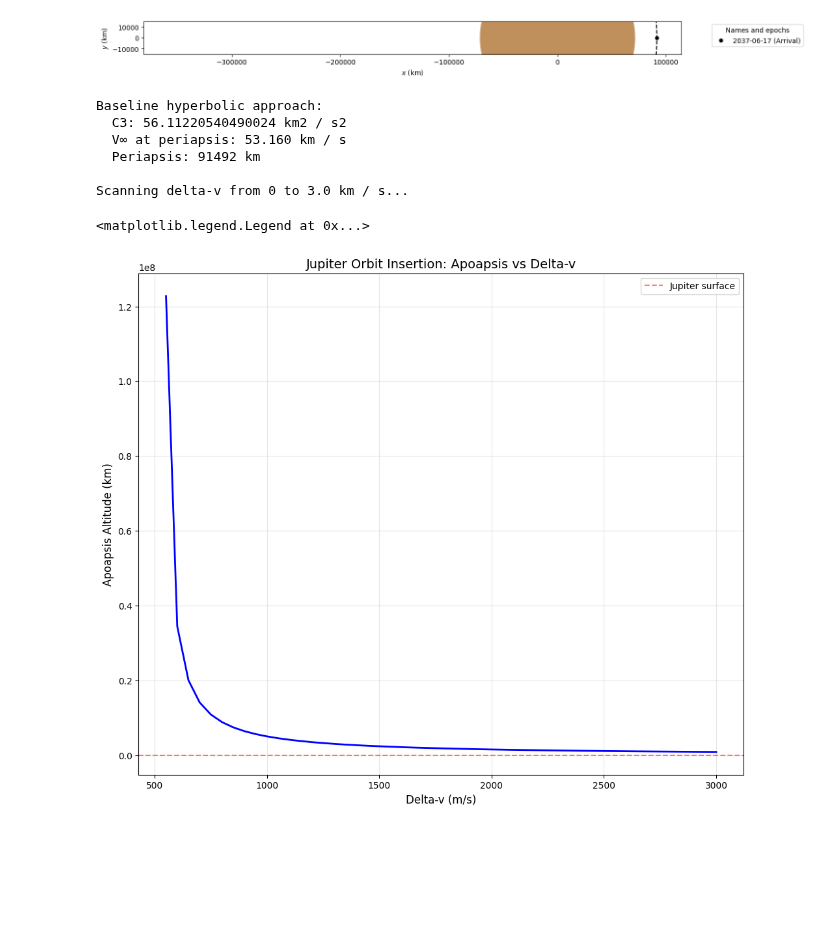
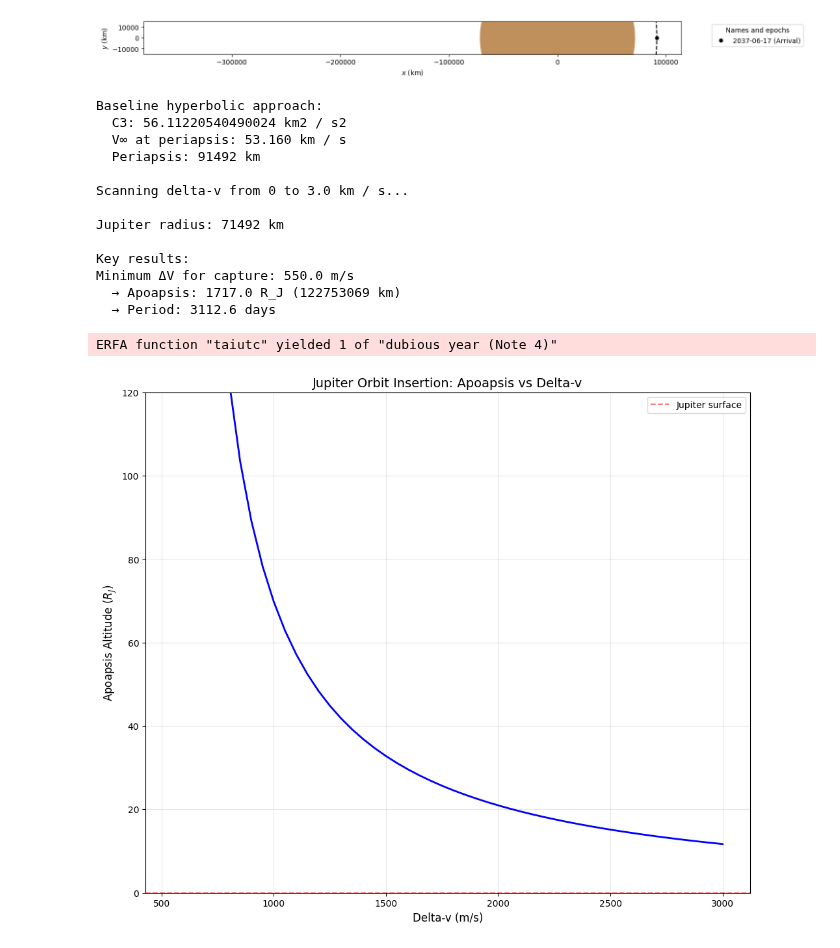
Before and after one commit to jackSN8/Starship_outer_planets_missions, a Jupyter notebook: general_trajectory_plotting.ipynb, the cells around one changed output. Drawn from its saved outputs; the diff is of its cells as text; code cells hidden in the pictures; blank space fills up the shorter version.

```diff
--- a/general_trajectory_plotting.ipynb
+++ b/general_trajectory_plotting.ipynb
@@ -448,16 +448,17 @@ period_values = []
 # Calculate baseline (no burn) apoapsis
 a_hyp = -(body_2.k / c3_arrival).to(u.km)
 ecc_hyp = 1 - r_perijove / a_hyp
-baseline_orbit = Orbit.from_classical(
-    body_2,
-    a_hyp,
-    ecc_hyp,
-    0 * u.deg,
-    0 * u.deg,
-    0 * u.deg,
-    0 * u.deg,
-    time.Time(date_arrival, scale="utc"),
-)
+# baseline_orbit = Orbit.from_classical(
+#     body_2,
+#     a_hyp,
+#     ecc_hyp,
+#     0 * u.deg,
+#     0 * u.deg,
+#     0 * u.deg,
+#     0 * u.deg,
+#     time.Time(date_arrival, scale="utc"),
+# )
+baseline_orbit=arrival_orbit
 v_inf = np.linalg.norm(baseline_orbit.v)
 
 print(f"Baseline hyperbolic approach:")
@@ -520,53 +521,40 @@ R_J = Jupiter.R.to(u.km).value
 
 # Plot results
 fig, (ax1) = plt.subplots(1, 1, figsize=(12, 10))
 
 # Plot 1: Apoapsis vs Delta-v (in R_J)
 # Filter out infinite values for plotting
 finite_mask = np.isfinite(apoapsis_values)
 apoapsis_RJ = apoapsis_values[finite_mask] / R_J  # Convert to R_J
 ax1.plot(dv_values[finite_mask], apoapsis_RJ, 'b-', linewidth=2)
 ax1.axhline(y=0, color='r', linestyle='--', alpha=0.5, label='Jupiter surface')
 ax1.grid(True, alpha=0.3)
 ax1.set_xlabel('Delta-v (m/s)', fontsize=12)
 ax1.set_ylabel('Apoapsis Altitude ($R_J$)', fontsize=12)
 ax1.set_title('Jupiter Orbit Insertion: Apoapsis vs Delta-v', fontsize=14)
 
-# Add reference lines for Galilean moons
-moon_altitudes_RJ = {
-    'Io': (Io.a - Jupiter.R).to(u.km).value / R_J,
-    'Europa': (Europa.a - Jupiter.R).to(u.km).value / R_J,
-    'Ganymede': (Ganymede.a - Jupiter.R).to(u.km).value / R_J,
-    'Callisto': (Callisto.a - Jupiter.R).to(u.km).value / R_J,
-}
-for moon_name, altitude_RJ in moon_altitudes_RJ.items():
-    ax1.axhline(y=altitude_RJ, linestyle=':', alpha=0.3, label=f'{moon_name} orbit')
-
+ax1.set_ylim(top=120,bottom=0)
 ax1.legend(loc='upper right')
 
 print(f"\nJupiter radius: {R_J:.0f} km")
 print(f"\nKey results:")
 if len(dv_values[finite_mask]) > 0:
     print(f"Minimum ΔV for capture: {dv_values[finite_mask][0]:.1f} m/s")
     print(f"  → Apoapsis: {apoapsis_RJ[0]:.1f} R_J ({apoapsis_values[finite_mask][0]:.0f} km)")
     print(f"  → Period: {period_values[finite_mask][0]:.1f} days")
-
-    # Find ΔV needed to reach each moon's orbit
-    print(f"\nΔV to reach moon orbits:")
-    for moon_name, altitude_RJ in moon_altitudes_RJ.items():
-        # Find closest apoapsis to moon altitude
-        diff = np.abs(apoapsis_RJ - altitude_RJ)
-        if len(diff) > 0:
-            closest_idx = np.argmin(diff)
-            required_dv = dv_values[finite_mask][closest_idx]
-            actual_apo_RJ = apoapsis_RJ[closest_idx]
-            print(f"  {moon_name}: {required_dv:.1f} m/s → apoapsis {actual_apo_RJ:.1f} R_J (target {altitude_RJ:.1f} R_J)")
 # %% [output]
 Baseline hyperbolic approach:
   C3: 56.11220540490024 km2 / s2
   V∞ at periapsis: 53.160 km / s
   Periapsis: 91492 km
 
 Scanning delta-v from 0 to 3.0 km / s...
+
+Jupiter radius: 71492 km
+
+Key results:
+Minimum ΔV for capture: 550.0 m/s
+  → Apoapsis: 1717.0 R_J (122753069 km)
+  → Period: 3112.6 days
-<matplotlib.legend.Legend at 0x...>
+ERFA function "taiutc" yielded 1 of "dubious year (Note 4)"
-[figure, old version]
+[figure, new version]
```
Also changed, not shown: parts of 1 cell of this notebook, 7 other files.
